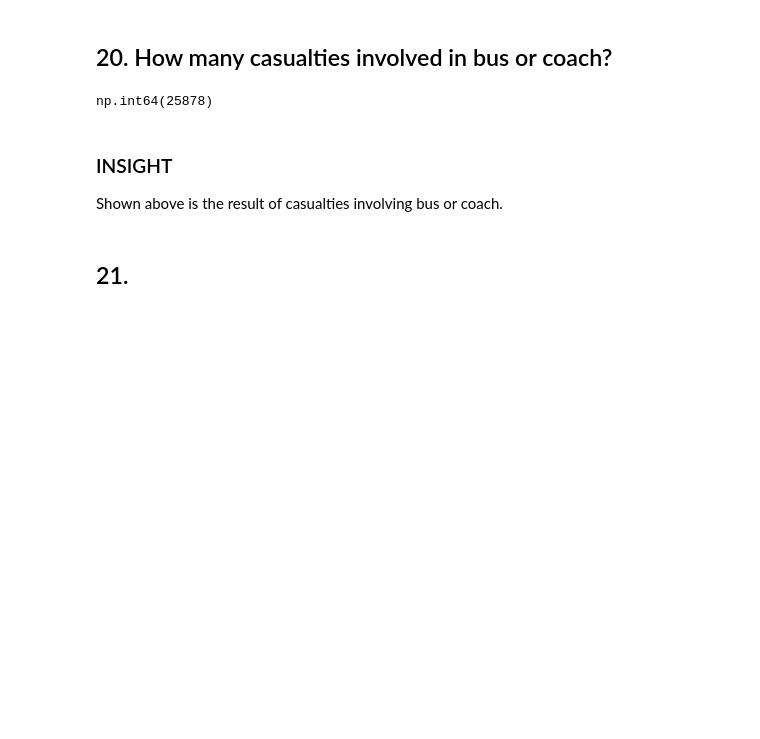
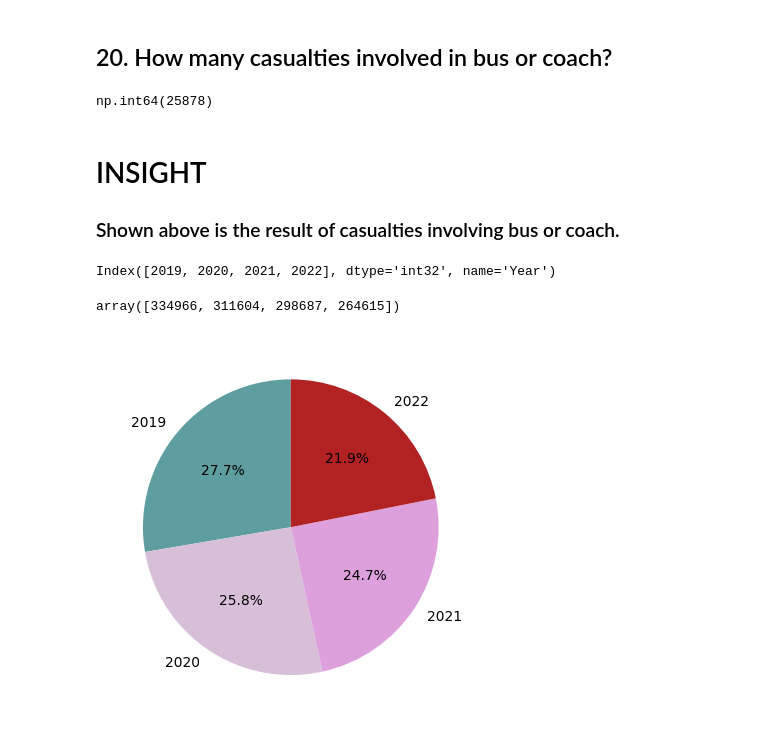
Before and after one commit to woweewoww/ELEC303_DataAnalytics, a Jupyter notebook: Activity2.ipynb, the cells around one changed output. Cells and saved outputs as stored; diff of their text form; code cells hidden in the pictures; blank space fills up the shorter version.

```diff
--- a/Activity2.ipynb
+++ b/Activity2.ipynb
@@ -776,7 +760,24 @@ bus_casualties
 # %% [output]
 np.int64(25878)
 # %% [markdown]
-<h3>INSIGHT</h3>
-<p>Shown above is the result of casualties involving bus or coach.</p>
+<h1>INSIGHT</h1>
+<h3>Shown above is the result of casualties involving bus or coach.</h3>
-# %% [markdown]
-<h2>21. </h2>
+# %%
+year = road_accident.groupby('Year')['Number_of_Vehicles'].sum()
+# %%
+year.index
+# %% [output]
+Index([2019, 2020, 2021, 2022], dtype='int32', name='Year')
+# %%
+year.values
+# %% [output]
+array([334966, 311604, 298687, 264615])
+# %%
+plt.pie(year,
+        labels = year.index,
+        startangle = 90,
+        autopct = '%1.1f%%' ,
+        colors = ['cadetblue', 'thistle', 'plum', 'firebrick'])
+plt.show()
+# %% [output]
+[figure, added]
```
Also changed, not shown: parts of 34 cells of this notebook.
